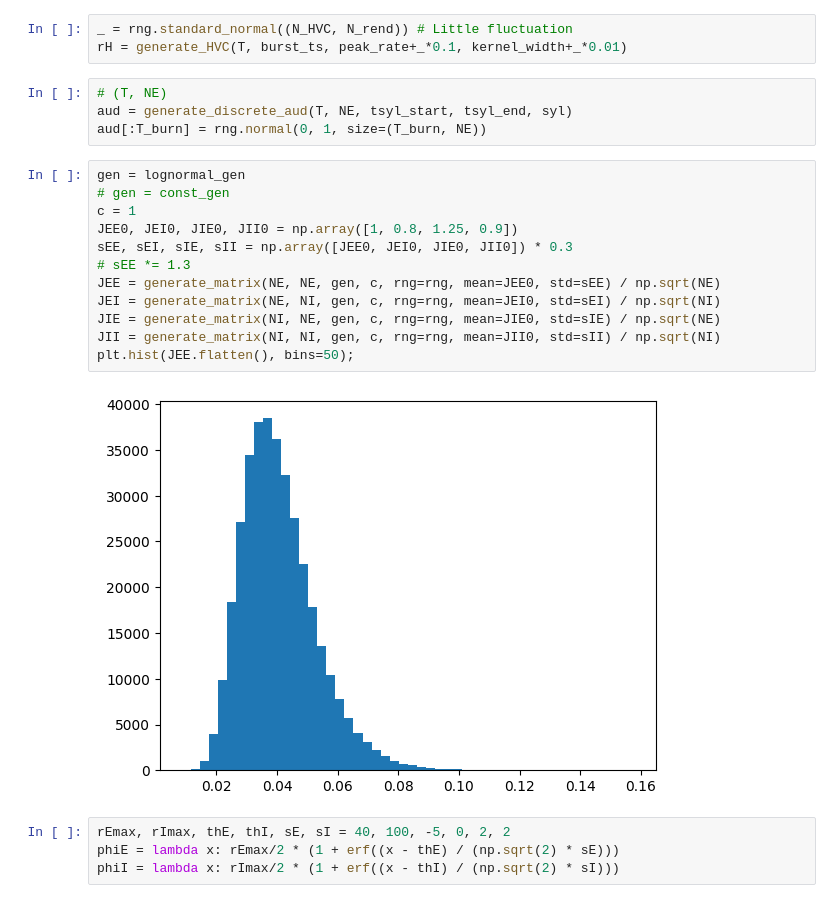
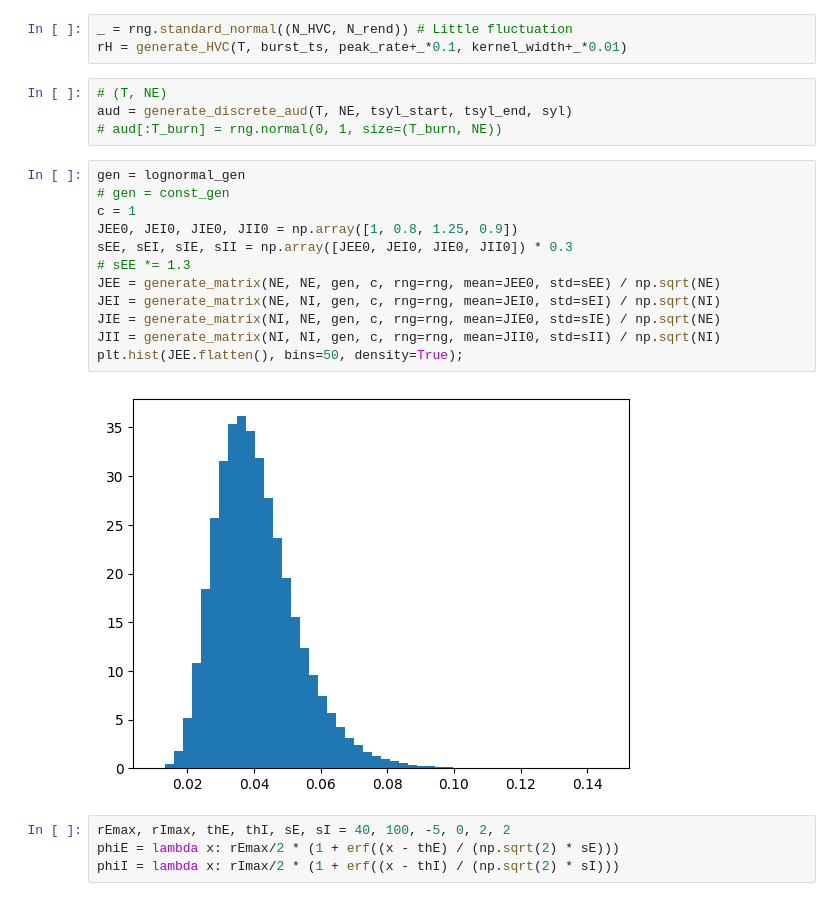
Before and after one commit to gongziyida/vocal-error-network, a Jupyter notebook: EI.ipynb, the cells around one changed output. Saved outputs shown, nothing was run; the diff lists cells and outputs as text.

```diff
--- a/EI.ipynb
+++ b/EI.ipynb
@@ -31,21 +31,21 @@ rH = generate_HVC(T, burst_ts, peak_rate+_*0.1, kernel_width+_*0.01)
 # %%
 # (T, NE)
 aud = generate_discrete_aud(T, NE, tsyl_start, tsyl_end, syl)
-aud[:T_burn] = rng.normal(0, 1, size=(T_burn, NE))
+# aud[:T_burn] = rng.normal(0, 1, size=(T_burn, NE))
 # %%
 gen = lognormal_gen
 # gen = const_gen
 c = 1
 JEE0, JEI0, JIE0, JII0 = np.array([1, 0.8, 1.25, 0.9])
 sEE, sEI, sIE, sII = np.array([JEE0, JEI0, JIE0, JII0]) * 0.3
 # sEE *= 1.3
 JEE = generate_matrix(NE, NE, gen, c, rng=rng, mean=JEE0, std=sEE) / np.sqrt(NE)
 JEI = generate_matrix(NE, NI, gen, c, rng=rng, mean=JEI0, std=sEI) / np.sqrt(NI)
 JIE = generate_matrix(NI, NE, gen, c, rng=rng, mean=JIE0, std=sIE) / np.sqrt(NE)
 JII = generate_matrix(NI, NI, gen, c, rng=rng, mean=JII0, std=sII) / np.sqrt(NI)
-plt.hist(JEE.flatten(), bins=50);
+plt.hist(JEE.flatten(), bins=50, density=True);
 # %% [output]
-[figure, old version]
+[figure, new version]
 # %%
 rEmax, rImax, thE, thI, sE, sI = 40, 100, -5, 0, 2, 2
 phiE = lambda x: rEmax/2 * (1 + erf((x - thE) / (np.sqrt(2) * sE)))
```
Also changed, not shown: parts of 25 cells of this notebook, 8 other files.
